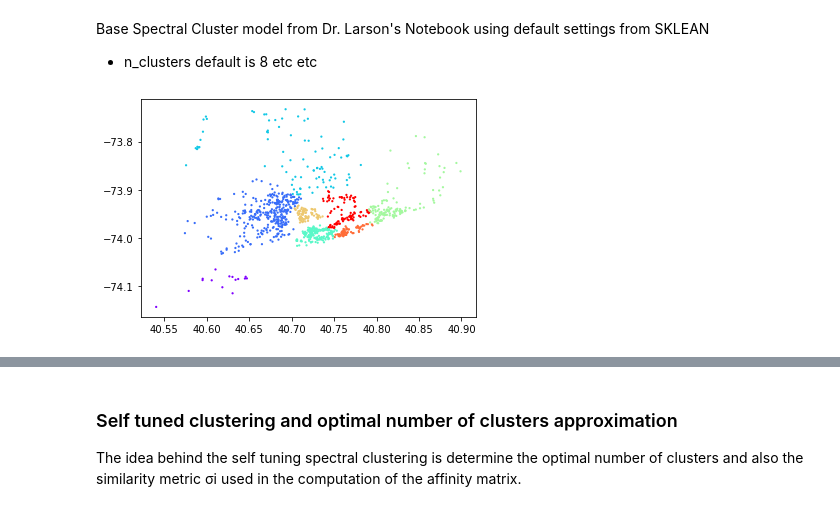
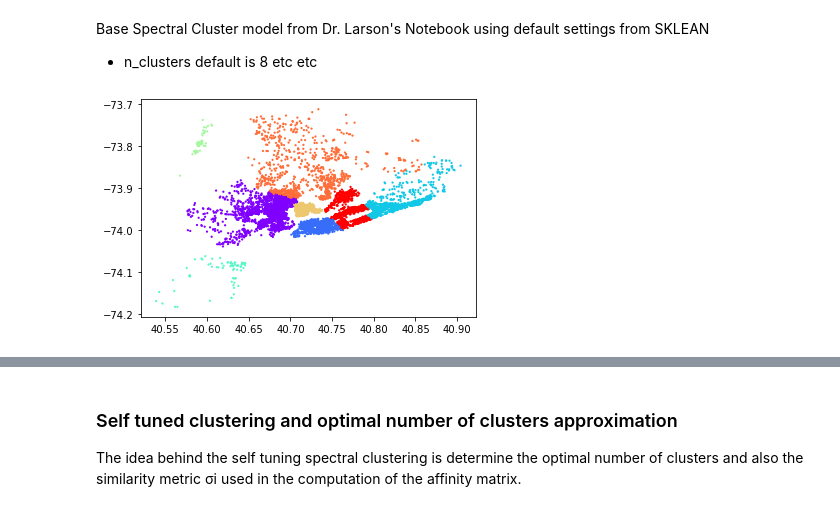
Before and after one commit to rickfontenot/airbnb, a Jupyter notebook: Lab3/Working/lab3_joe_eigenVects.ipynb, the cells around one changed output, grey strips where cells are left out. Saved outputs shown, nothing was run; the diff lists cells and outputs as text; code cells hidden in the pictures.

Commit message:
adding Joey eigens, run on reduced data

```diff
--- a/Lab3/Working/lab3_joe_eigenVects.ipynb
+++ b/Lab3/Working/lab3_joe_eigenVects.ipynb
@@ -250,0 +261,8 @@ See the caveats in the documentation: https://pandas.pydata.org/pandas-docs/stab
+# %%
+#listings_modeling, listings_validation = train_test_split(listings_cleaned, test_size=0.1, random_state=42)
+
+df_smol =  listings_cleaned.sample(frac = 0.3, replace=False, random_state=42)
+
+
+
+listings_modeling, listings_validation = train_test_split(df_smol, test_size=0.1, random_state=42)
@@ -291,15 +311,16 @@ from sklearn.neighbors import kneighbors_graph
 # %%
 #default model
 
-X= LatLong_smol
+#reduced to a 7350 sample to not crash my poor virgin computer that runs on a hamster wheel.
+X= LatLong
 
 #running with default n_clusters, assign_labels = 'kmeans' default
 spc = SpectralClustering(affinity = 'nearest_neighbors')
 labels = spc.fit_predict(X)
 
 plt.scatter(X[:, 0], X[:, 1], c=labels,
                     cmap=plt.cm.rainbow, s=5, linewidths=0)
 
 plt.show()
 # %% [output]
-[figure, old version]
+[figure, new version]
```
Also changed, not shown: parts of 32 cells of this notebook.
